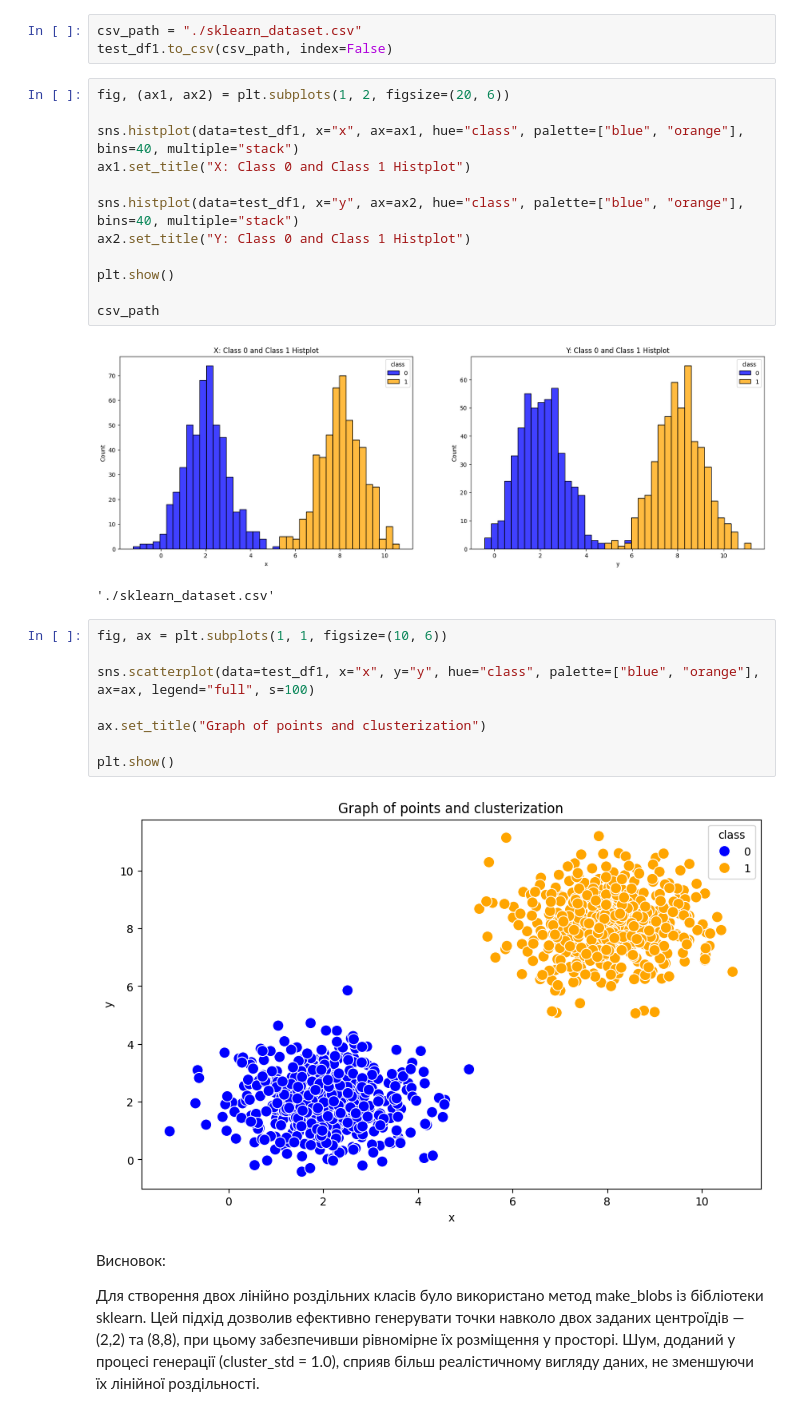
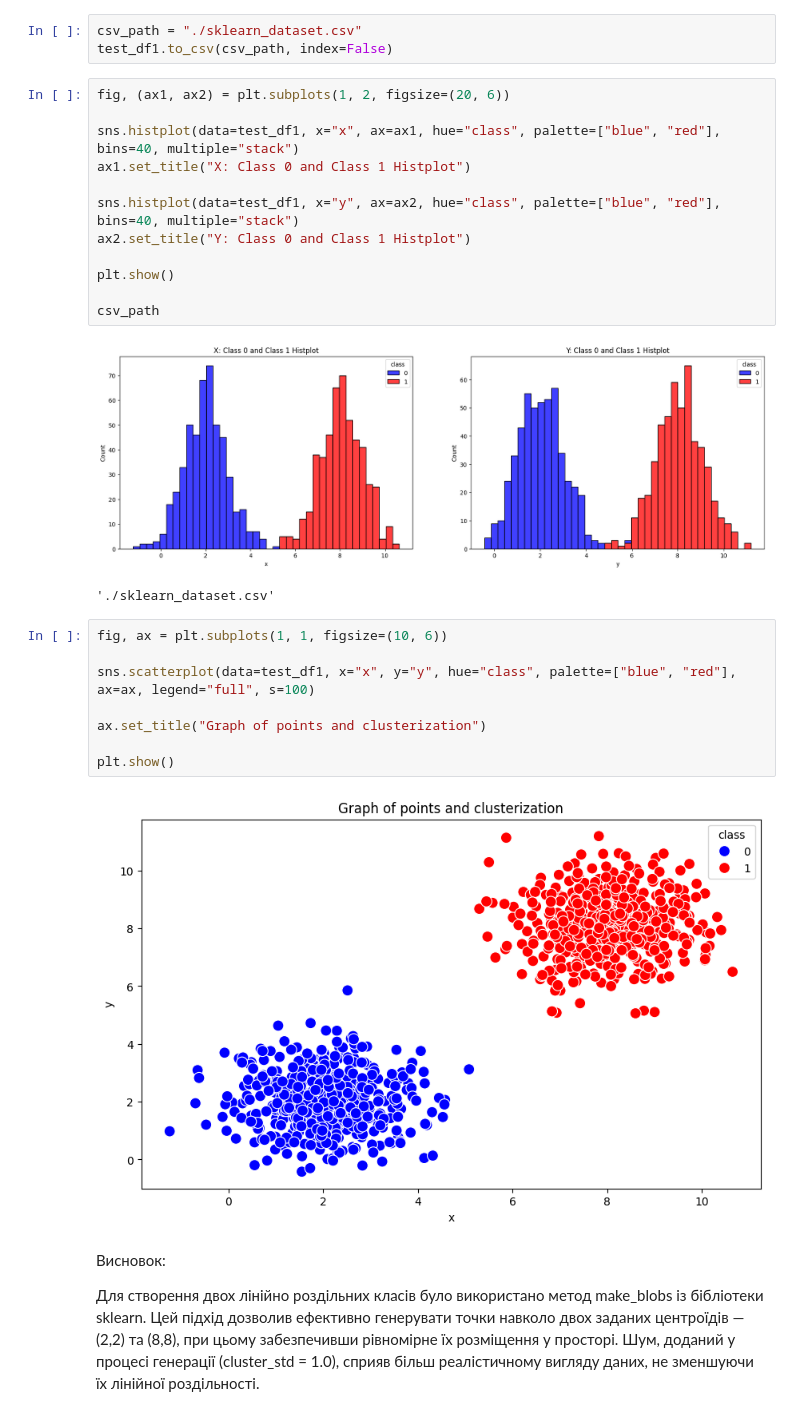
Before and after one commit to Wadzet/ad-course, a Jupyter notebook: DM_practice_2.ipynb, the cells around one changed output. Drawn from its saved outputs; the diff is of its cells as text.

```diff
--- a/DM_practice_2.ipynb
+++ b/DM_practice_2.ipynb
@@ -56,28 +56,28 @@ test_df1.to_csv(csv_path, index=False)
 # %%
 fig, (ax1, ax2) = plt.subplots(1, 2, figsize=(20, 6))
 
-sns.histplot(data=test_df1, x="x", ax=ax1, hue="class", palette=["blue", "orange"], bins=40, multiple="stack")
+sns.histplot(data=test_df1, x="x", ax=ax1, hue="class", palette=["blue", "red"], bins=40, multiple="stack")
 ax1.set_title("X: Class 0 and Class 1 Histplot")
 
-sns.histplot(data=test_df1, x="y", ax=ax2, hue="class", palette=["blue", "orange"], bins=40, multiple="stack")
+sns.histplot(data=test_df1, x="y", ax=ax2, hue="class", palette=["blue", "red"], bins=40, multiple="stack")
 ax2.set_title("Y: Class 0 and Class 1 Histplot")
 
 plt.show()
 
 csv_path
 # %% [output]
-[figure, old version]
+[figure, new version]
 './sklearn_dataset.csv'
 # %%
 fig, ax = plt.subplots(1, 1, figsize=(10, 6))
 
-sns.scatterplot(data=test_df1, x="x", y="y", hue="class", palette=["blue", "orange"], ax=ax, legend="full", s=100)
+sns.scatterplot(data=test_df1, x="x", y="y", hue="class", palette=["blue", "red"], ax=ax, legend="full", s=100)
 
 ax.set_title("Graph of points and clusterization")
 
 plt.show()
 # %% [output]
-[figure, old version]
+[figure, new version]
 # %% [markdown]
 Висновок:
 
```
Also changed, not shown: parts of 10 cells of this notebook, 4 other files.
